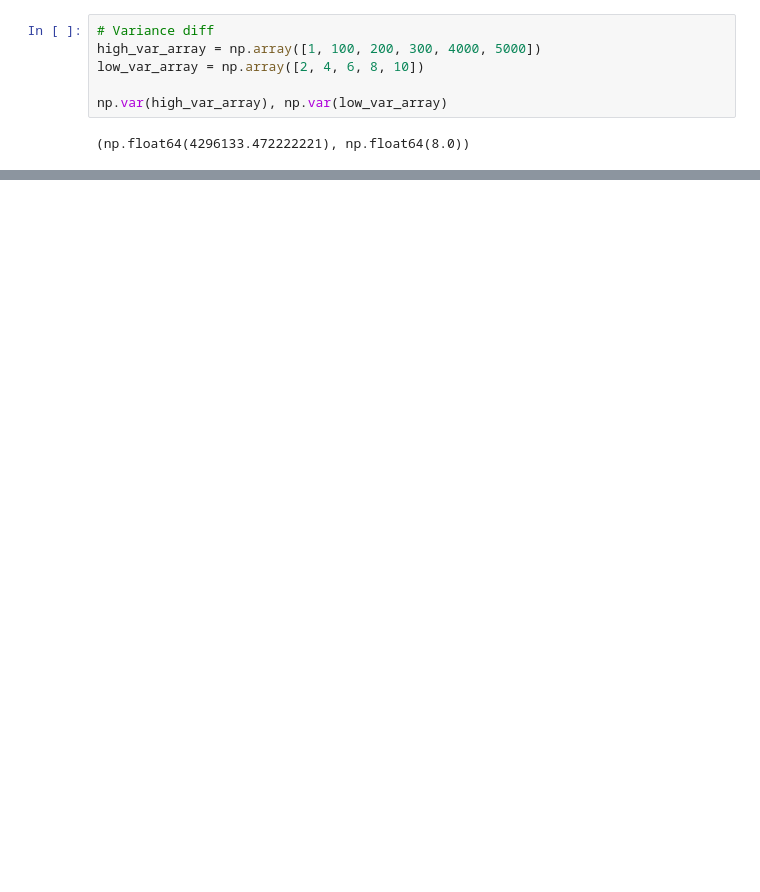
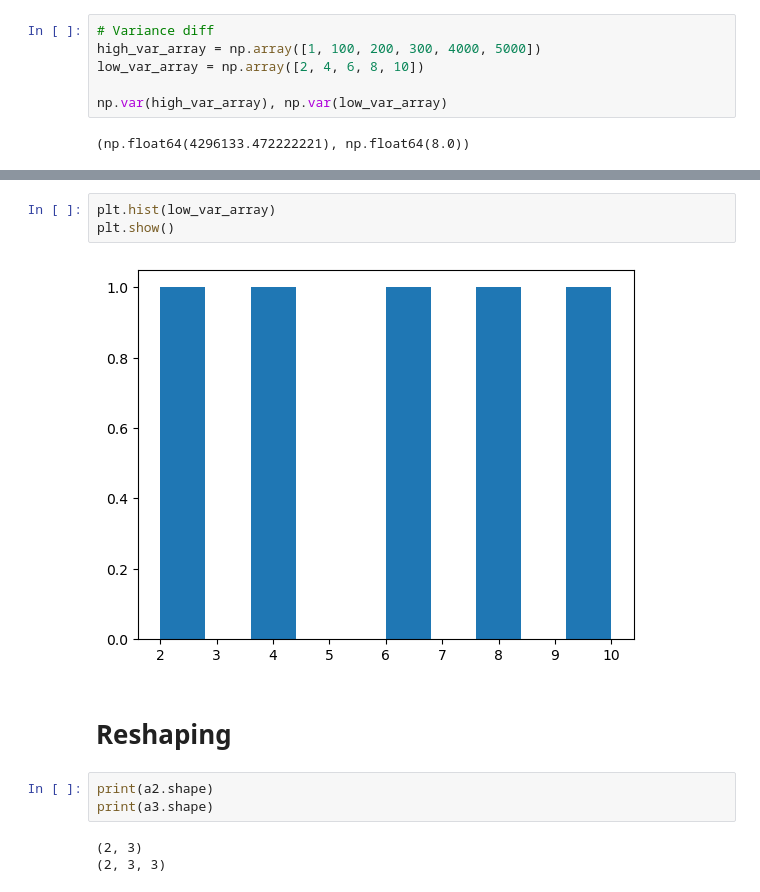
Before and after one commit to JinxSeven/ml-sandbox, a Jupyter notebook: numpy/numpy-introduction.ipynb, the cells around one changed output, grey strips where cells are left out. Drawn from its saved outputs; the diff is of its cells as text; blank space fills up the shorter version.

```diff
--- a/numpy/numpy-introduction.ipynb
+++ b/numpy/numpy-introduction.ipynb
@@ -189,0 +197,13 @@ np.var(high_var_array), np.var(low_var_array)
+# %%
+plt.hist(low_var_array)
+plt.show()
+# %% [output]
+[figure, added]
+# %% [markdown]
+# Reshaping
+# %%
+print(a2.shape)
+print(a3.shape)
+# %% [output]
+(2, 3)
+(2, 3, 3)
```
Also changed, not shown: parts of 2 cells of this notebook.
